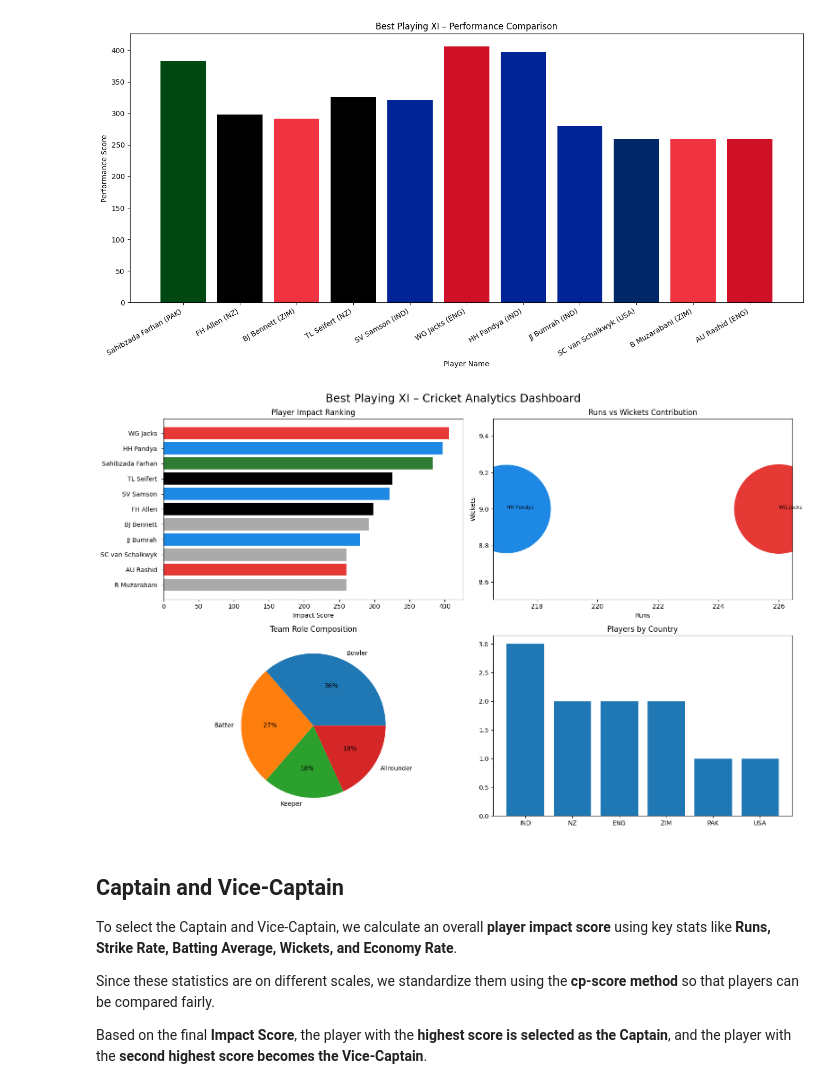
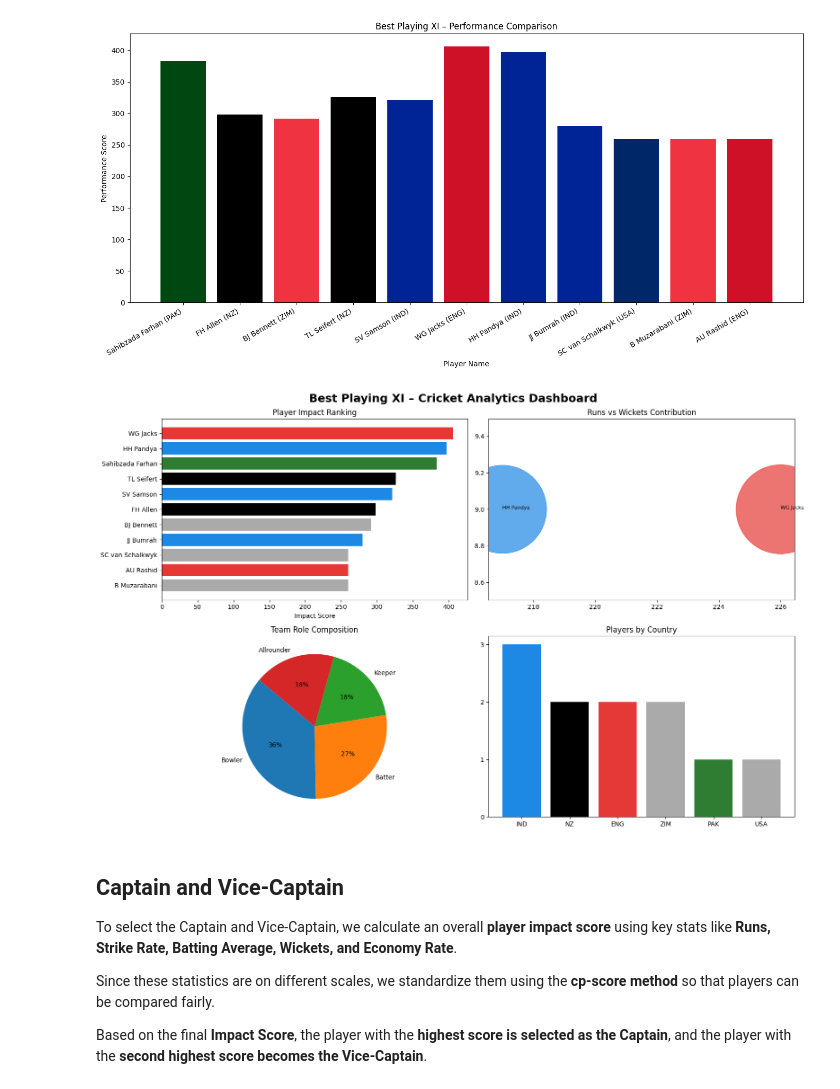
Before and after one commit to Techcps/ICC-Men-s-T20-World-Cup-2026, a Jupyter notebook: T20WC2026.ipynb, the cells around one changed output. Cells and saved outputs as stored; diff of their text form; code cells hidden in the pictures.

```diff
--- a/T20WC2026.ipynb
+++ b/T20WC2026.ipynb
@@ -317,75 +376,62 @@ plt.show()
 # %%
 import matplotlib.pyplot as plt
 import pandas as pd
+from matplotlib.ticker import MaxNLocator # Import this for integer ticks
 
 plt.style.use("default")
 
-# performance score
+# 1. Logic Processing
 best_xi["Performance"] = best_xi["Runs"].fillna(0) + best_xi["Wickets"].fillna(0)*20
+best_xi["Team"] = best_xi["Player Name"].str.extract(r"\((.*?)\)")
+best_xi["Player"] = best_xi["Player Name"].str.replace(r"\(.*\)", "", regex=True).str.strip()
 
-# extract team
-best_xi["Team"] = best_xi["Player Name"].str.extract(r"\((.*?)\)")
-best_xi["Player"] = best_xi["Player Name"].str.replace(r"\(.*\)", "", regex=True)
-
-# team colors
 team_colors = {
-    "IND": "#1E88E5","AUS": "#43A047","ENG": "#E53935",
-    "PAK": "#2E7D32","NZ": "#000000","SA": "#FDD835","WI": "#8E24AA"
+    "IND": "#1E88E5", "AUS": "#43A047", "ENG": "#E53935",
+    "PAK": "#2E7D32", "NZ": "#000000", "SA": "#FDD835", "WI": "#8E24AA"
 }
-
 best_xi["Color"] = best_xi["Team"].map(team_colors).fillna("#AAAAAA")
 
-
-fig = plt.figure(figsize=(16,10))
+fig = plt.figure(figsize=(16, 10))
 
 # ---------------- Impact Ranking ----------------
 ax1 = plt.subplot(221)
-
 data = best_xi.sort_values("Performance")
-
 ax1.barh(data["Player"], data["Performance"], color=data["Color"])
 ax1.set_title("Player Impact Ranking")
 ax1.set_xlabel("Impact Score")
 
 # ---------------- Runs vs Wickets ----------------
 ax2 = plt.subplot(222)
-
-ax2.scatter(
-    best_xi["Runs"],
-    best_xi["Wickets"],
-    s=best_xi["Performance"]*50,
-    c=best_xi["Color"]
-)
-
-for i,row in best_xi.iterrows():
+ax2.scatter(best_xi["Runs"], best_xi["Wickets"], s=best_xi["Performance"]*50, c=best_xi["Color"], alpha=0.7)
+for i, row in best_xi.iterrows():
     ax2.text(row["Runs"], row["Wickets"], row["Player"], fontsize=8)
-
 ax2.set_title("Runs vs Wickets Contribution")
-ax2.set_xlabel("Runs")
-ax2.set_ylabel("Wickets")
 
 # ---------------- Role Contribution ----------------
 ax3 = plt.subplot(223)
+if "Role" in best_xi.columns:
+    role_counts = best_xi["Role"].value_counts()
+    ax3.pie(role_counts, labels=role_counts.index, autopct="%1.0f%%", startangle=140)
+    ax3.set_title("Team Role Composition")
 
-role_counts = best_xi["Role"].value_counts()
-
-ax3.pie(role_counts, labels=role_counts.index, autopct="%1.0f%%")
-ax3.set_title("Team Role Composition")
-
-# ---------------- Team Distribution ----------------
+# ---------------- Team Distribution (FIXED FOR INTEGERS) ----------------
 ax4 = plt.subplot(224)
-
 team_counts = best_xi["Team"].value_counts()
 
-ax4.bar(team_counts.index, team_counts.values)
+# Apply colors to the team bars to match the rest of the chart
+colors_for_bars = [team_colors.get(team, "#AAAAAA") for team in team_counts.index]
+
+ax4.bar(team_counts.index, team_counts.values, color=colors_for_bars)
 ax4.set_title("Players by Country")
 
-plt.suptitle("Best Playing XI – Cricket Analytics Dashboard", fontsize=18)
+# This line removes the decimals (1.5, 2.5 etc.)
+ax4.yaxis.set_major_locator(MaxNLocator(integer=True))
 
+plt.suptitle("Best Playing XI – Cricket Analytics Dashboard", fontsize=18, fontweight='bold')
 plt.tight_layout()
 plt.show()
 # %% [output]
-[figure, old version]
+[figure, new version]
 # %% [markdown]
 ## Captain and Vice-Captain
 
```
Also changed, not shown: parts of 3 cells of this notebook.
